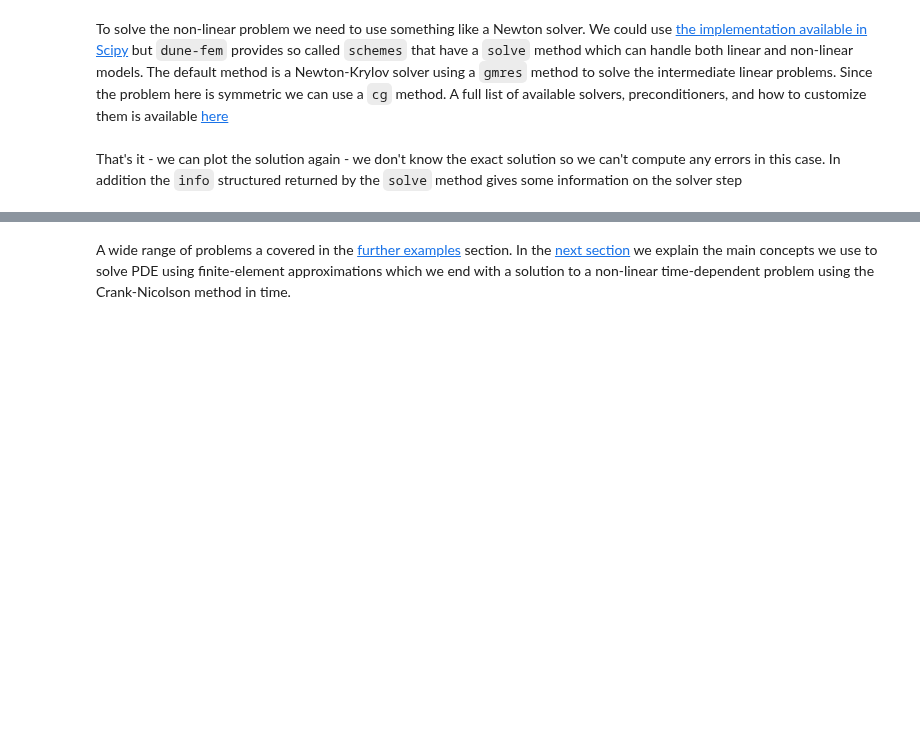
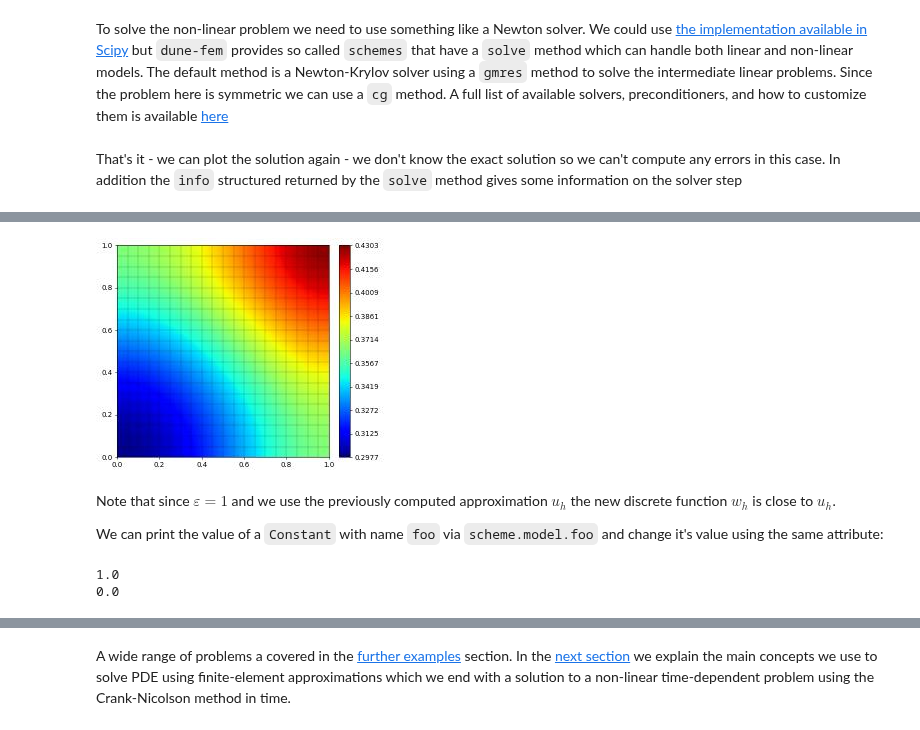
Before and after one commit to dune-project/dune-fempy, a Jupyter notebook: doc/dune-fempy_nb.ipynb, the cells around one changed output, grey strips where cells are left out. Drawn from its saved outputs; the diff is of its cells as text; code cells hidden in the pictures; blank space fills up the shorter version.

```diff
--- a/doc/dune-fempy_nb.ipynb
+++ b/doc/dune-fempy_nb.ipynb
@@ -229,0 +266,32 @@ u_h.plot()
+# %%
+from ufl import (TestFunction, TrialFunction, SpatialCoordinate, FacetNormal,
+                 dx, ds, grad, div, inner, dot, sin, cos, pi, conditional)
+from dune.ufl import Constant, DirichletBC
+from dune.fem.scheme import galerkin as solutionScheme
+
+epsilon = Constant(1,name="eps")   # start with epsilon=1
+x,u,v   = SpatialCoordinate(space), TrialFunction(space), TestFunction(space)
+f       = dot(x,x)
+a       = epsilon*dot(grad(u), grad(v)) * dx + (1+u_h)**2*u*v * dx
+b       = f*v*dx
+
+scheme = solutionScheme(a == b, solver='cg')
+w_h    = space.interpolate(0,name="w_h")
+scheme.solve(target = w_h)
+w_h.plot()
+# %% [output]
+[figure, added]
+# %% [markdown]
+
+Note that since $\varepsilon=1$ and we use the previously computed approximation $u_h$
+the new discrete function $w_h$ is close to $u_h$.
+
+We can print the value of a `Constant` with name `foo` via
+`scheme.model.foo` and change it's value using the same attribute:
+# %%
+print(scheme.model.eps)
+scheme.model.eps = 0          # change to the problem which matches our exact solution
+print(scheme.model.eps)
+# %% [output]
+1.0
+0.0
```
Also changed, not shown: parts of 4 cells of this notebook, 15 other files.
